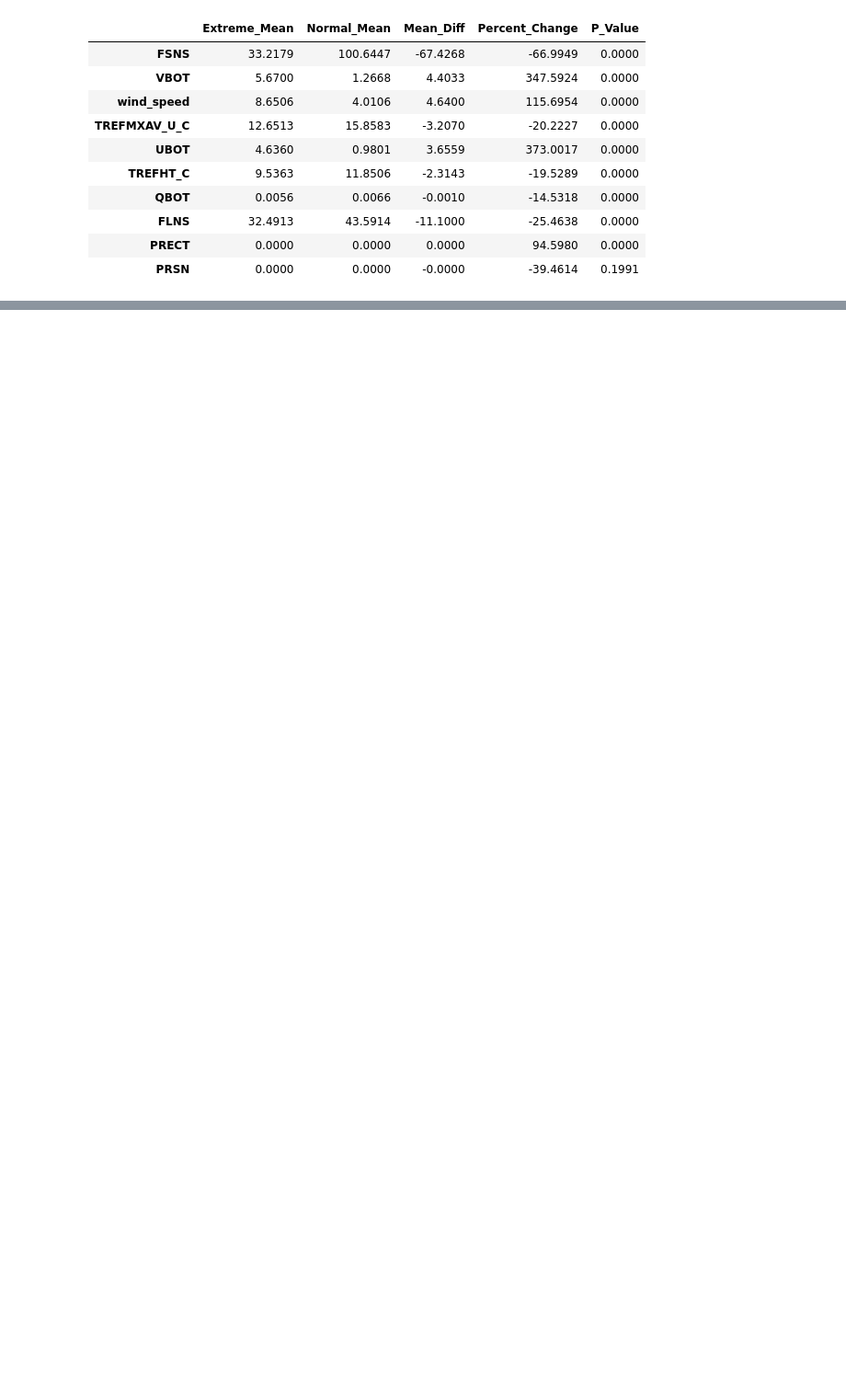
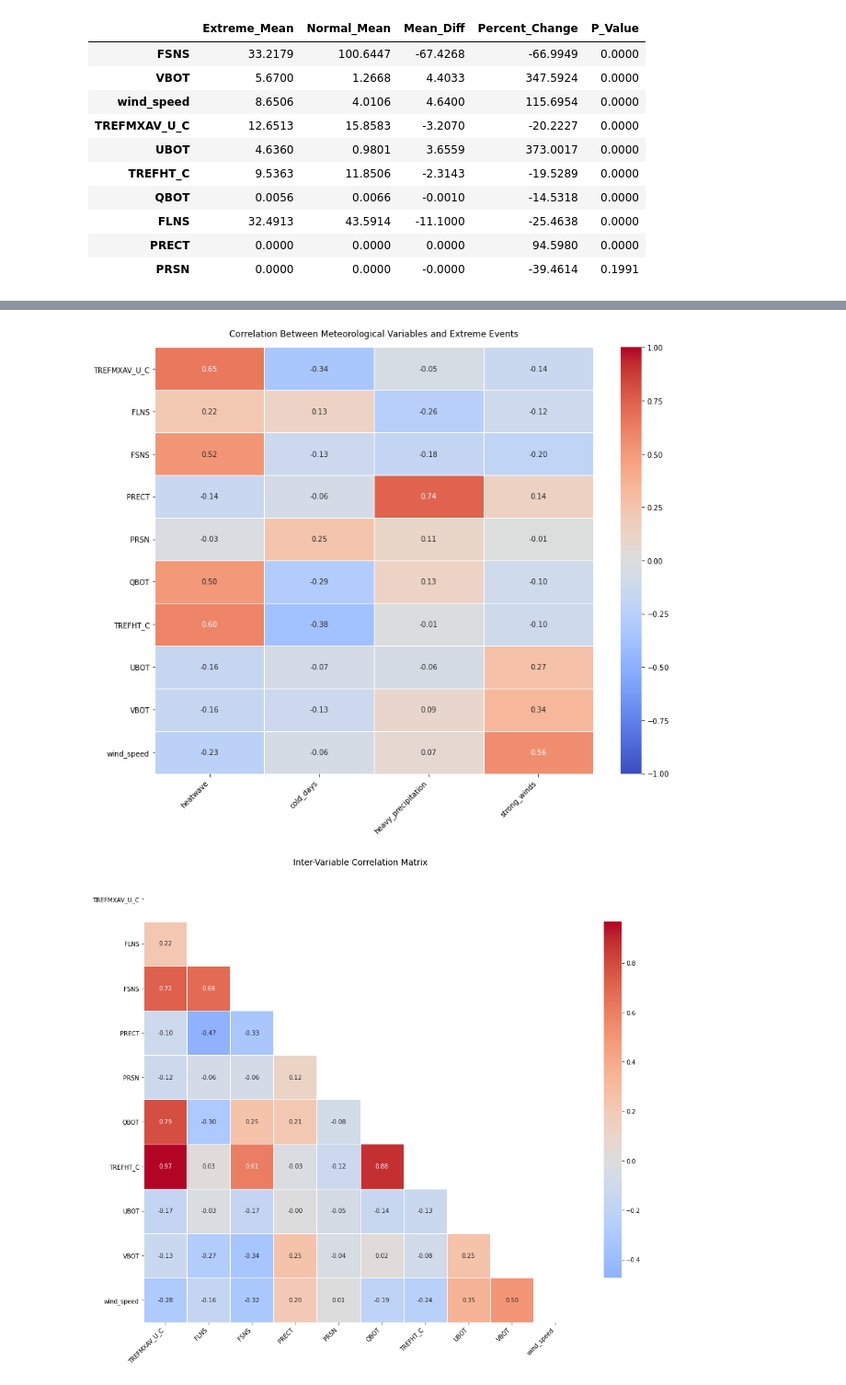
Before and after one commit to esteban-russi/Earth-Env-DS-MSc-Course, a Jupyter notebook: Determine_Drivers.ipynb, the cells around one changed output, grey strips where cells are left out. Shown: that part at 92% size. Saved outputs shown, nothing was run; the diff lists cells and outputs as text; code cells hidden in the pictures; blank space fills up the shorter version.

```diff
--- a/Determine_Drivers.ipynb
+++ b/Determine_Drivers.ipynb
@@ -318,0 +215,60 @@ for event in events:
+# %%
+# Correlation Analysis
+numeric_cols = ['TREFMXAV_U_C', 'FLNS', 'FSNS', 'PRECT', 'PRSN', 'QBOT',
+               'TREFHT_C', 'UBOT', 'VBOT', 'wind_speed']
+events = ['heatwave', 'cold_days', 'heavy_precipitation', 'strong_winds']
+
+# plot 1: Variables vs Events Correlation
+plt.figure(figsize=(12, 10))
+corr_events = df[numeric_cols + events].corr()
+sns.heatmap(
+    corr_events.loc[numeric_cols, events],
+    annot=True,
+    cmap='coolwarm',
+    vmin=-1,
+    vmax=1,
+    fmt=".2f",
+    linewidths=0.5
+)
+plt.title('Correlation Between Meteorological Variables and Extreme Events', pad=15)
+plt.xticks(rotation=45, ha='right')
+plt.tight_layout()
+plt.savefig('event_correlation.png', dpi=300, bbox_inches='tight')
+plt.show()
+
+
+# plot 2: Inter-Variable Correlation Matrix
+plt.figure(figsize=(14, 12))
+corr_matrix = df[numeric_cols].corr()
+mask = np.triu(np.ones_like(corr_matrix, dtype=bool))  # Upper triangle mask
+
+heatmap = sns.heatmap(
+    corr_matrix,
+    mask=mask,
+    annot=True,
+    cmap='coolwarm',
+    center=0,
+    fmt=".2f",
+    linewidths=0.5,
+    cbar_kws={'shrink': 0.8}
+)
+
+heatmap.set_xticklabels(
+    heatmap.get_xticklabels(),
+    rotation=45,
+    ha='right',
+    fontsize=10
+)
+heatmap.set_yticklabels(
+    heatmap.get_yticklabels(),
+    rotation=0,
+    fontsize=10
+)
+
+plt.title('Inter-Variable Correlation Matrix', fontsize=14, pad=20)
+plt.tight_layout()
+plt.savefig('variable_correlation_matrix.png', dpi=300, bbox_inches='tight')
+plt.show()
+# %% [output]
+[figure, added]
+[figure, added]
```
Also changed, not shown: parts of 11 cells of this notebook.
